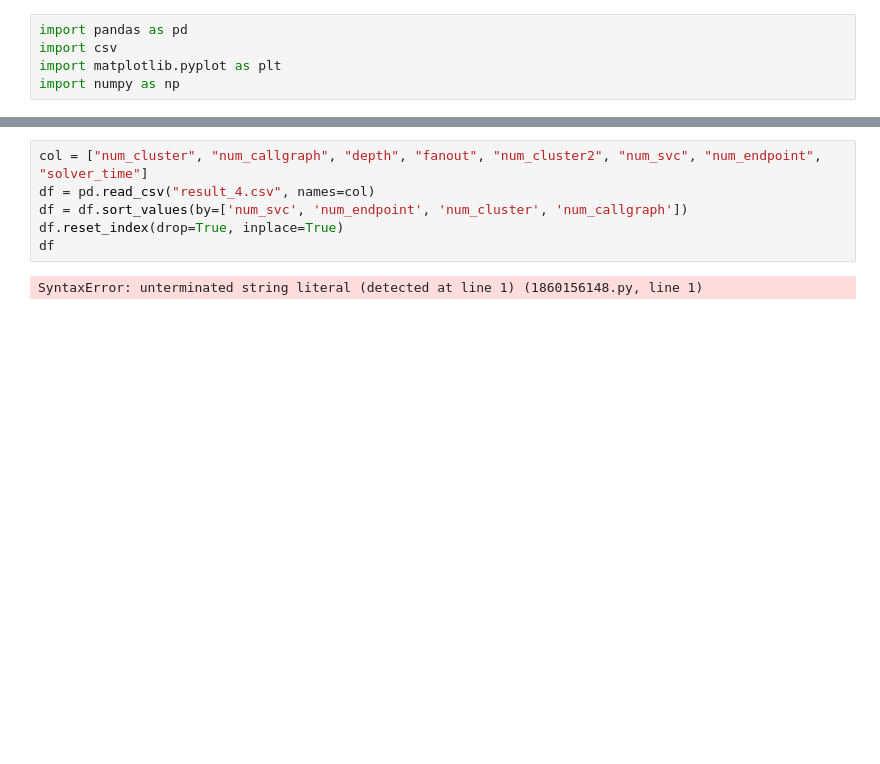
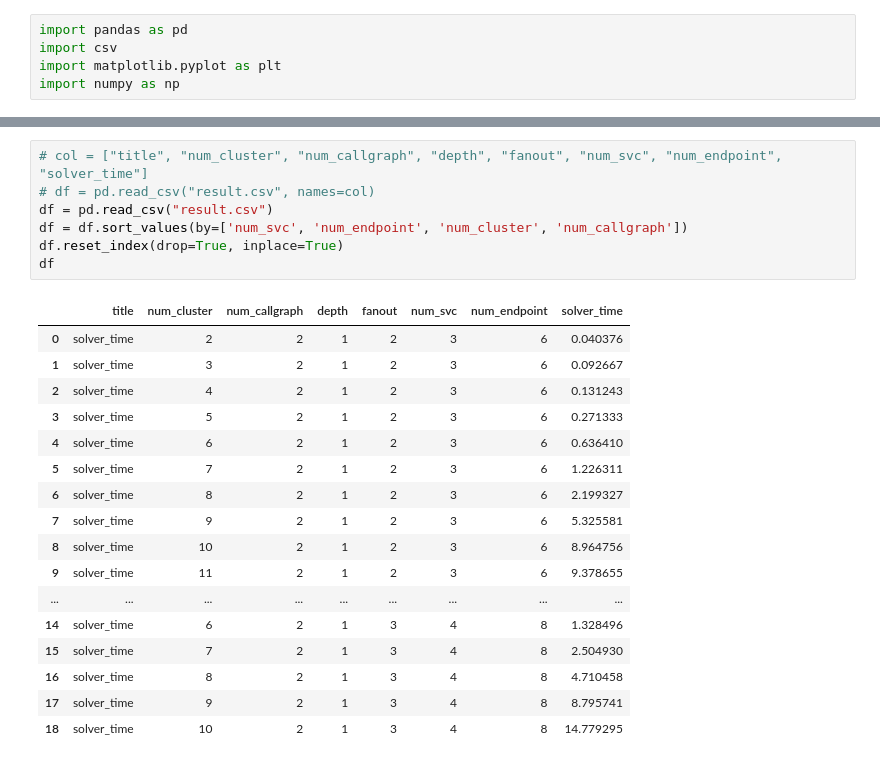
Before and after one commit to ServiceLayerNetworking/SLATE, a Jupyter notebook: global-controller/scalability_test/plot_scalability_graph.ipynb, the cells around one changed output, grey strips where cells are left out. Drawn from its saved outputs; the diff is of its cells as text; blank space fills up the shorter version.

```diff
--- a/global-controller/scalability_test/plot_scalability_graph.ipynb
+++ b/global-controller/scalability_test/plot_scalability_graph.ipynb
@@ -29,9 +27,26 @@ Filtered CSV data has been written to result_4.csv
 # %%
-col = ["num_cluster", "num_callgraph", "depth", "fanout", "num_cluster2", "num_svc", "num_endpoint", "solver_time"]
-df = pd.read_csv("result_4.csv", names=col)
+# col = ["title", "num_cluster", "num_callgraph", "depth", "fanout", "num_svc", "num_endpoint", "solver_time"]
+# df = pd.read_csv("result.csv", names=col)
+df = pd.read_csv("result.csv")
 df = df.sort_values(by=['num_svc', 'num_endpoint', 'num_cluster', 'num_callgraph'])
 df.reset_index(drop=True, inplace=True)
 df
 # %% [output]
-SyntaxError: unterminated string literal (detected at line 1) (1860156148.py, line 1)
+|  | title | num_cluster | num_callgraph | depth | fanout | num_svc | num_endpoint | solver_time |
+| 0 | solver_time | 2 | 2 | 1 | 2 | 3 | 6 | 0.040376 |
+| 1 | solver_time | 3 | 2 | 1 | 2 | 3 | 6 | 0.092667 |
+| 2 | solver_time | 4 | 2 | 1 | 2 | 3 | 6 | 0.131243 |
+| 3 | solver_time | 5 | 2 | 1 | 2 | 3 | 6 | 0.271333 |
+| 4 | solver_time | 6 | 2 | 1 | 2 | 3 | 6 | 0.636410 |
+| 5 | solver_time | 7 | 2 | 1 | 2 | 3 | 6 | 1.226311 |
+| 6 | solver_time | 8 | 2 | 1 | 2 | 3 | 6 | 2.199327 |
+| 7 | solver_time | 9 | 2 | 1 | 2 | 3 | 6 | 5.325581 |
+| 8 | solver_time | 10 | 2 | 1 | 2 | 3 | 6 | 8.964756 |
+| 9 | solver_time | 11 | 2 | 1 | 2 | 3 | 6 | 9.378655 |
+| ... | ... | ... | ... | ... | ... | ... | ... | ... |
+| 14 | solver_time | 6 | 2 | 1 | 3 | 4 | 8 | 1.328496 |
+| 15 | solver_time | 7 | 2 | 1 | 3 | 4 | 8 | 2.504930 |
+| 16 | solver_time | 8 | 2 | 1 | 3 | 4 | 8 | 4.710458 |
+| 17 | solver_time | 9 | 2 | 1 | 3 | 4 | 8 | 8.795741 |
+| 18 | solver_time | 10 | 2 | 1 | 3 | 4 | 8 | 14.779295 |
 # %%
```
Also changed, not shown: parts of 4 cells of this notebook, 22 other files.
